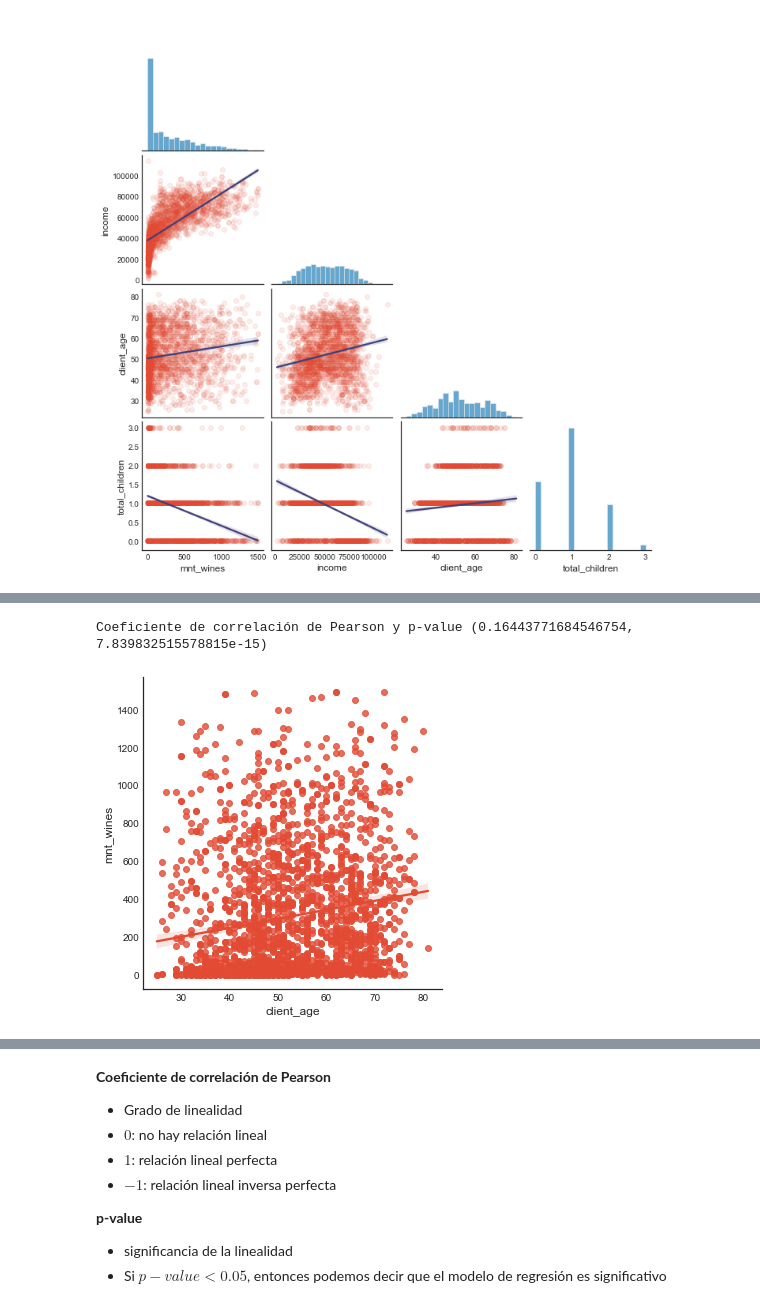
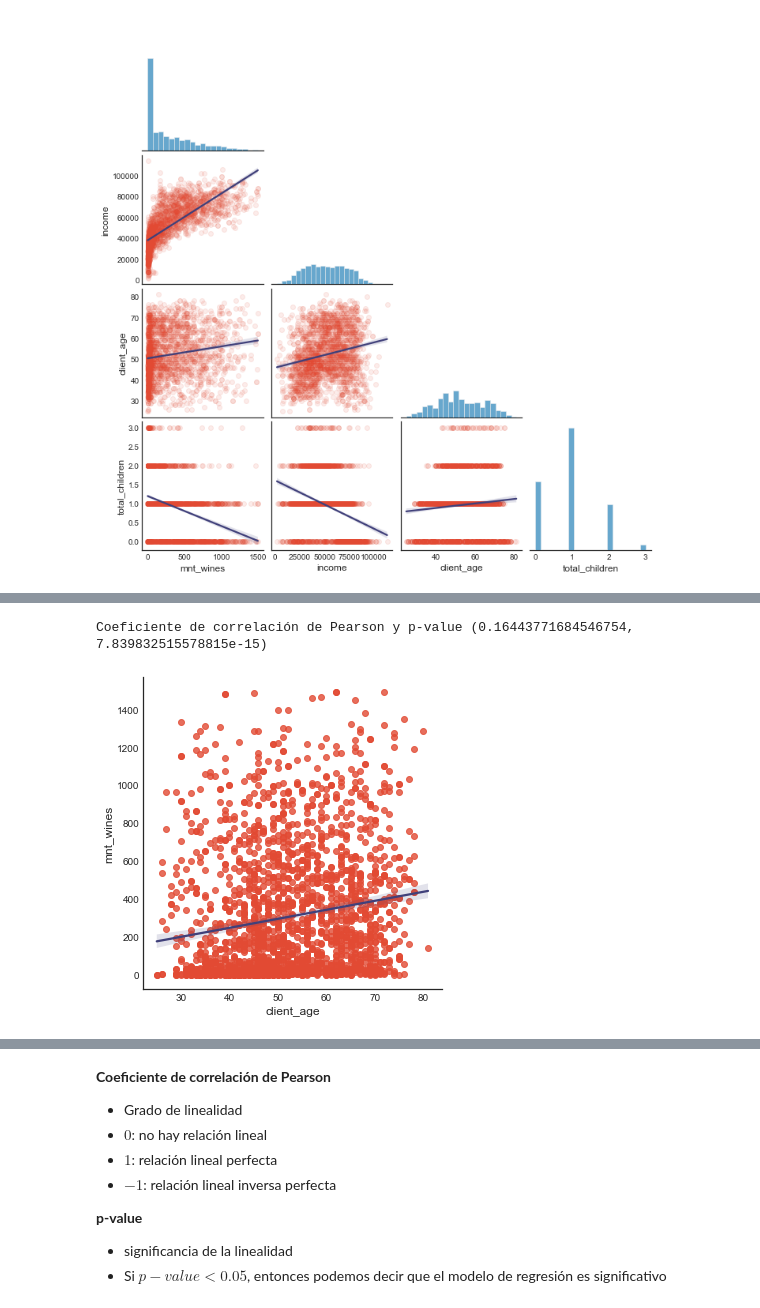
Before and after one commit to edgarmontes/predict_product, a Jupyter notebook: predict_product.ipynb, the cells around one changed output, grey strips where cells are left out. Drawn from its saved outputs; the diff is of its cells as text; code cells hidden in the pictures.

```diff
--- a/predict_product.ipynb
+++ b/predict_product.ipynb
@@ -336,9 +336,9 @@ Coeficiente de correlación de Pearson y p-value (0.7304951613642853, 0.0)
 # %%
 x2 = cols_traditional_model[2]
-sns.lmplot(x=x2,y=y,data=df);
+sns.lmplot(x=x2,y=y,data=df,line_kws={"color":"#40407a"});
 print("Coeficiente de correlación de Pearson y p-value",st.pearsonr(df[x2],df[y]))
 # %% [output]
 Coeficiente de correlación de Pearson y p-value (0.16443771684546754, 7.839832515578815e-15)
-[figure, old version]
+[figure, new version]
 # %%
 x3 = cols_traditional_model[3]
```
Also changed, not shown: parts of 12 cells of this notebook.
